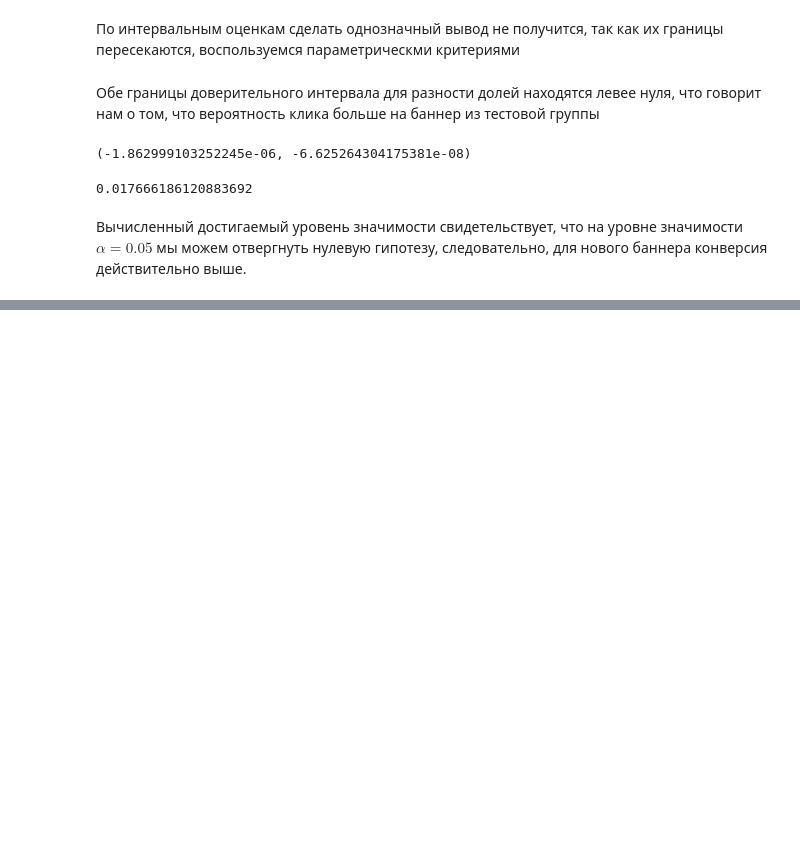
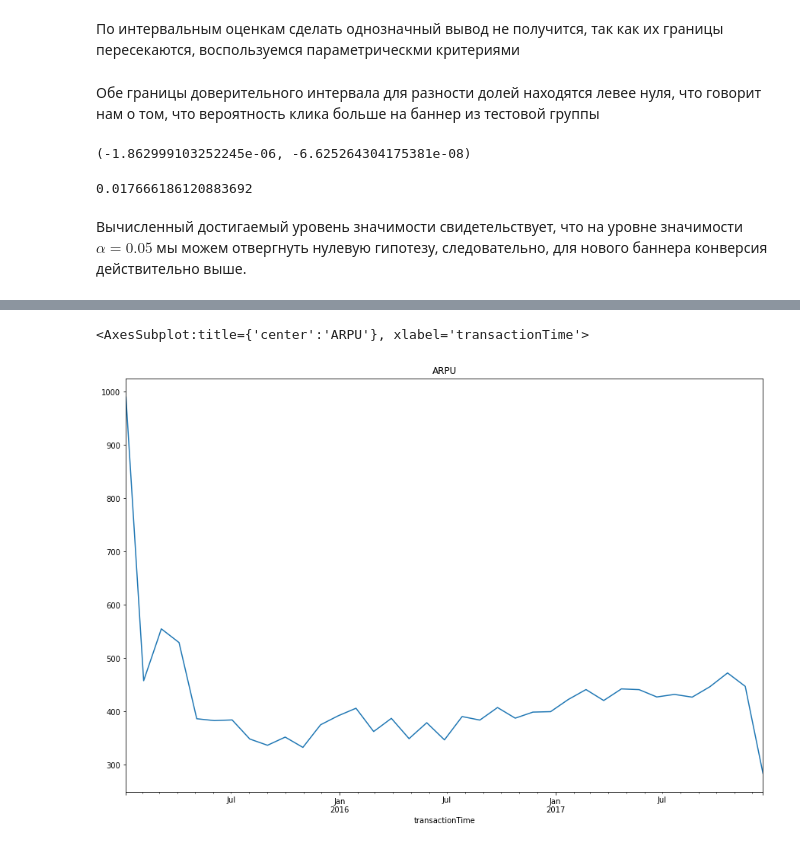
Before and after one commit to yukontaf/HeadRepo, a Jupyter notebook: NRepo/DSw-190B.ipynb, the cells around one changed output, grey strips where cells are left out. Drawn from its saved outputs; the diff is of its cells as text; code cells hidden in the pictures; blank space fills up the shorter version.

```diff
--- a/NRepo/DSw-190B.ipynb
+++ b/NRepo/DSw-190B.ipynb
@@ -176,0 +246,11 @@ proportions_diff_z_test(z_stat, alternative='less')
+# %%
+fig, axes = plt.subplots(1, 1, figsize=(15, 10))
+
+revenues = df_time.groupby(pd.Grouper(freq='30d')).agg(['sum'])['amount']
+ncustomers = df_time.groupby(pd.Grouper(freq='30d')).agg(['nunique'])['userId']
+ARPU = pd.Series(np.array(revenues.values / ncustomers.values).reshape(-1, ),
+                 index=revenues.index)
+ARPU.plot(ax=axes, title='ARPU')
+# %% [output]
+<AxesSubplot:title={'center':'ARPU'}, xlabel='transactionTime'>
+[figure, added]
```
Also changed, not shown: parts of 14 cells of this notebook.
